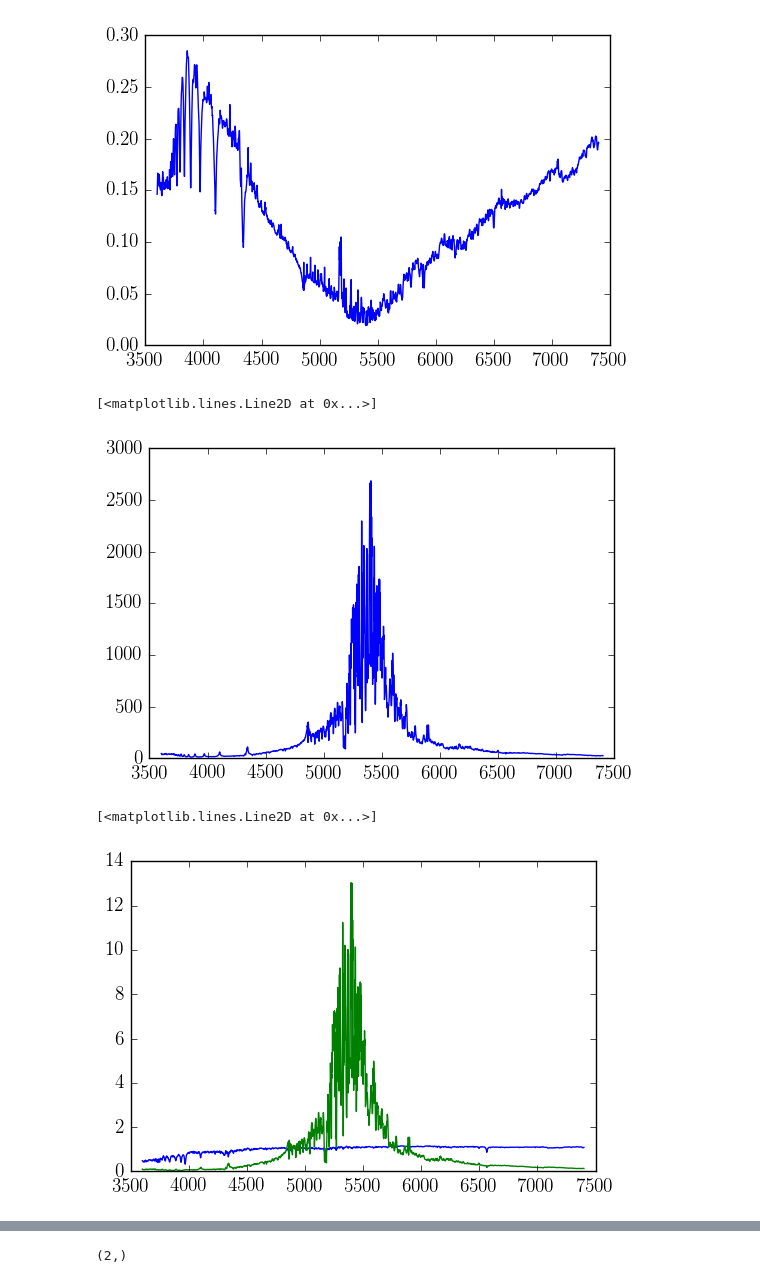
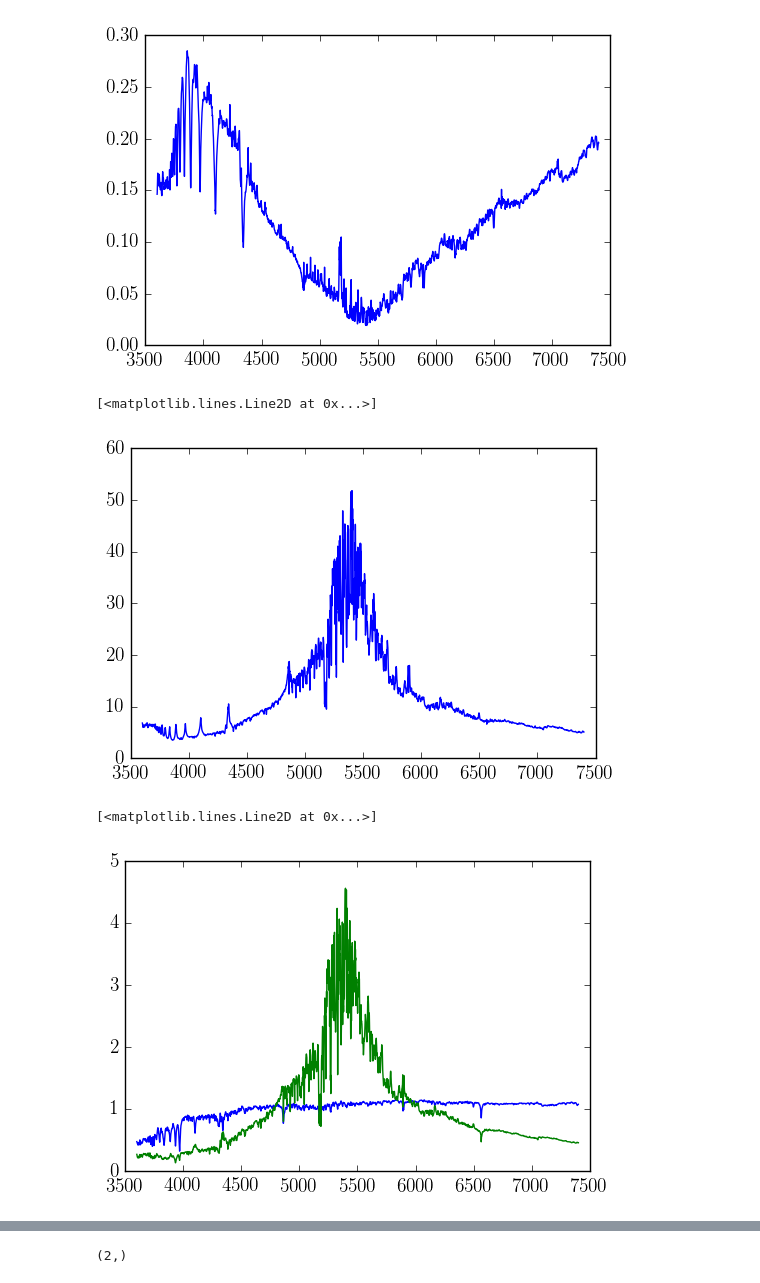
Before and after one commit to ogtelford/gridmodels, a Jupyter notebook: code/EmbedRandParams.ipynb, the cells around one changed output, grey strips where cells are left out. Saved outputs shown, nothing was run; the diff lists cells and outputs as text; code cells hidden in the pictures.

```diff
--- a/code/EmbedRandParams.ipynb
+++ b/code/EmbedRandParams.ipynb
@@ -145,23 +155,23 @@ plt.plot(wave, stds)
 [<matplotlib.lines.Line2D at 0x...>]
 [figure]
 # %%
-ivars = 1./(np.std(spectra, axis=0)**2)
+#ivars = 1./(np.std(spectra, axis=0)**2)
 plt.figure()
-plt.plot(wave, ivars)
+plt.plot(wave, 1/stds)
 # %% [output]
 [<matplotlib.lines.Line2D at 0x...>]
-[figure, old version]
+[figure, new version]
 # %%
-spectra_scaled = spectra * ivars
+spectra_scaled = spectra / stds
 norms = spectra_scaled.shape[1] / np.sum(spectra_scaled, axis=1)
 spectra_scaled_norm = spectra_scaled * norms[:,np.newaxis]
 
 plt.figure()
 plt.plot(wave, np.mean(spectra, axis=0))
 plt.plot(wave, np.mean(spectra_scaled_norm, axis=0))
 # %% [output]
 [<matplotlib.lines.Line2D at 0x...>]
-[figure, old version]
+[figure, new version]
 # %%
 radius = 0.9
 adjacency_method = 'cyflann'
```
Also changed, not shown: parts of 21 cells of this notebook, 5 other files.
